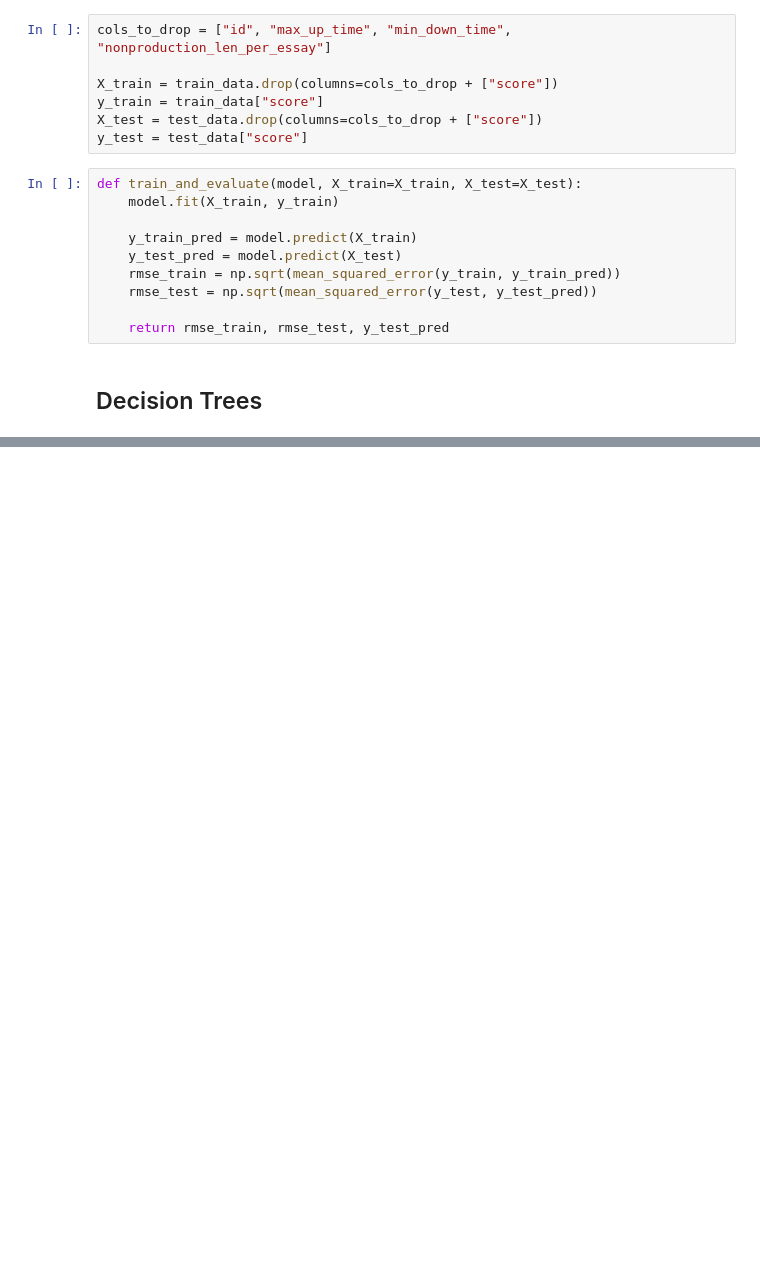
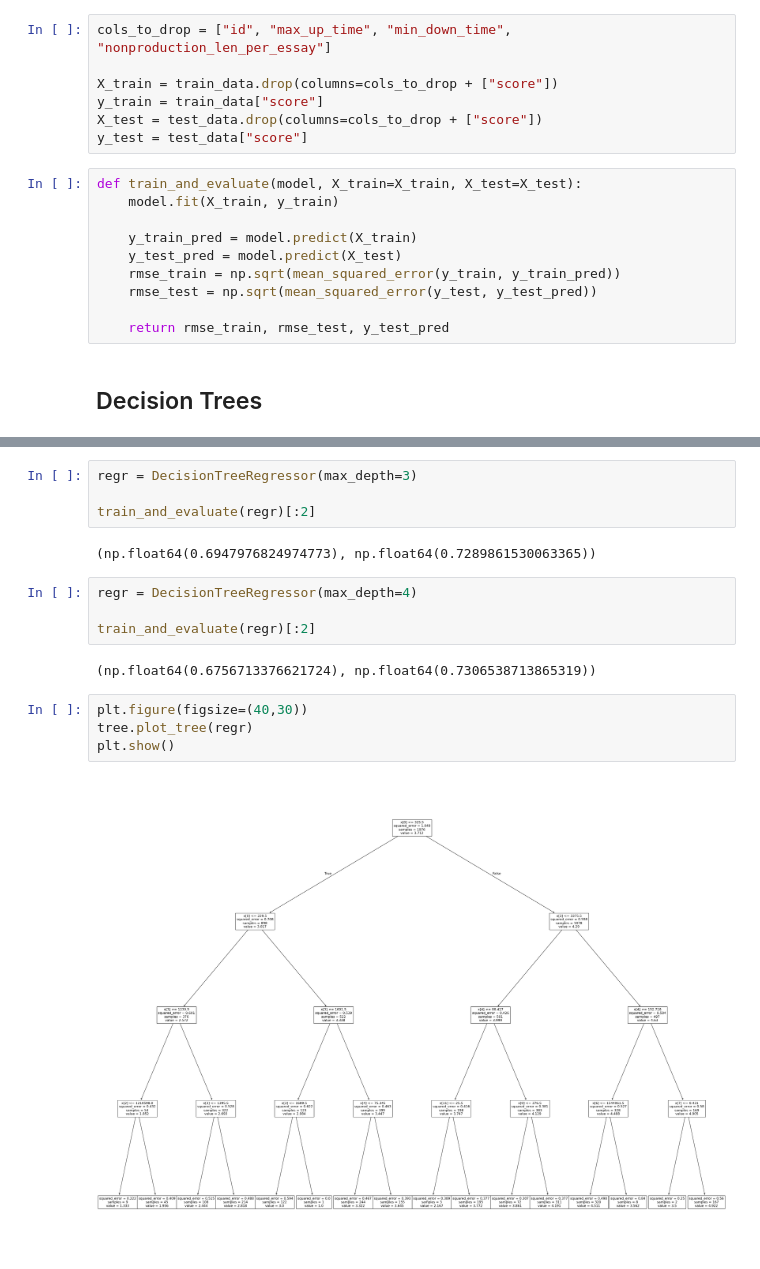
Before and after one commit to KsiazekPatryk/Machine-Learning---Preliminary-Data-Analysis, a Jupyter notebook: 6)Tree-Based-Models.ipynb, the cells around one changed output, grey strips where cells are left out. Drawn from its saved outputs; the diff is of its cells as text; blank space fills up the shorter version.

```diff
--- a/6)Tree-Based-Models.ipynb
+++ b/6)Tree-Based-Models.ipynb
@@ -53,0 +81,18 @@ NameError: name 'regr' is not defined
+# %%
+regr = DecisionTreeRegressor(max_depth=3)
+
+train_and_evaluate(regr)[:2]
+# %% [output]
+(np.float64(0.6947976824974773), np.float64(0.7289861530063365))
+# %%
+regr = DecisionTreeRegressor(max_depth=4)
+
+train_and_evaluate(regr)[:2]
+# %% [output]
+(np.float64(0.6756713376621724), np.float64(0.7306538713865319))
+# %%
+plt.figure(figsize=(40,30))
+tree.plot_tree(regr)
+plt.show()
+# %% [output]
+[figure, added]
```
Also changed, not shown: parts of 19 cells of this notebook.
